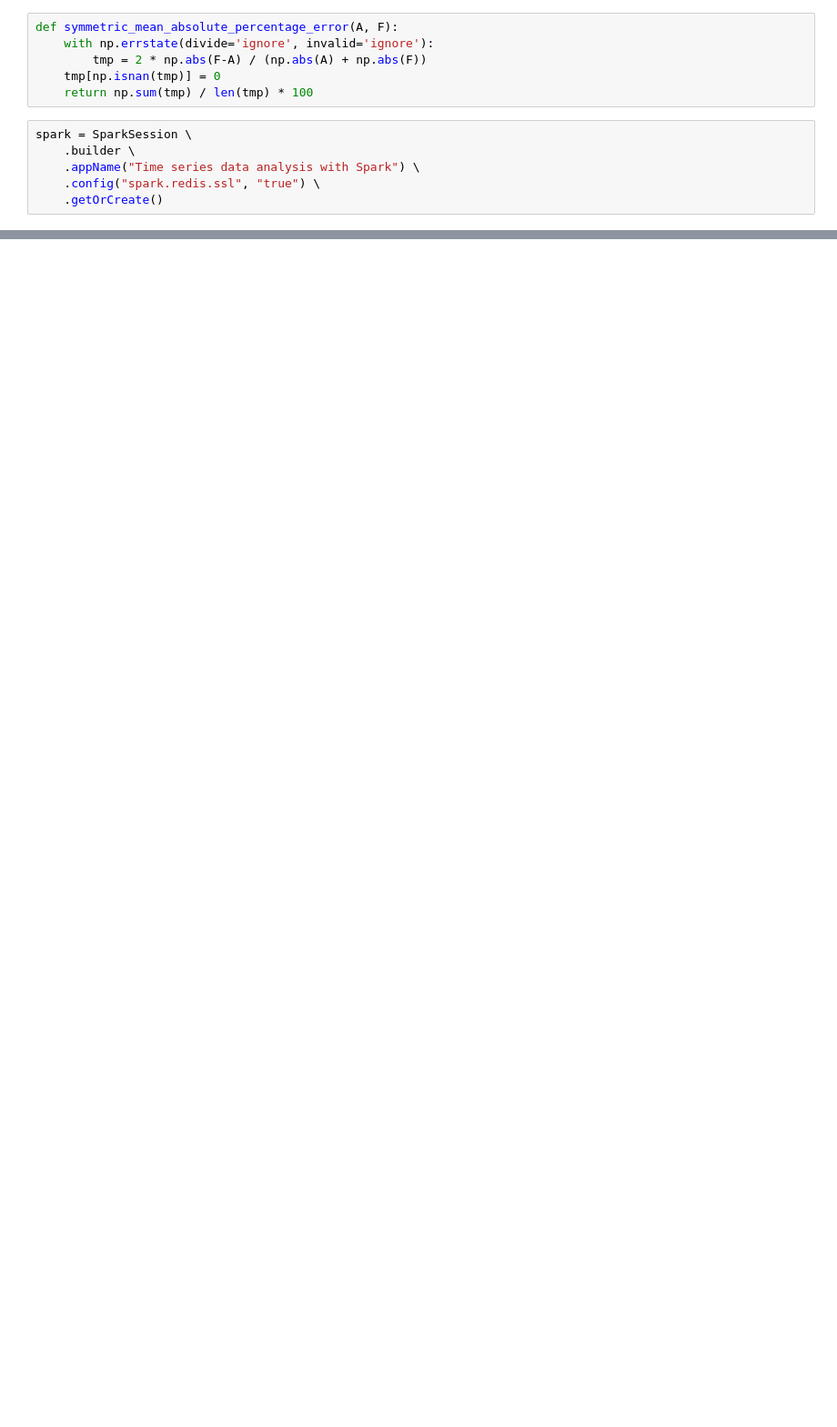
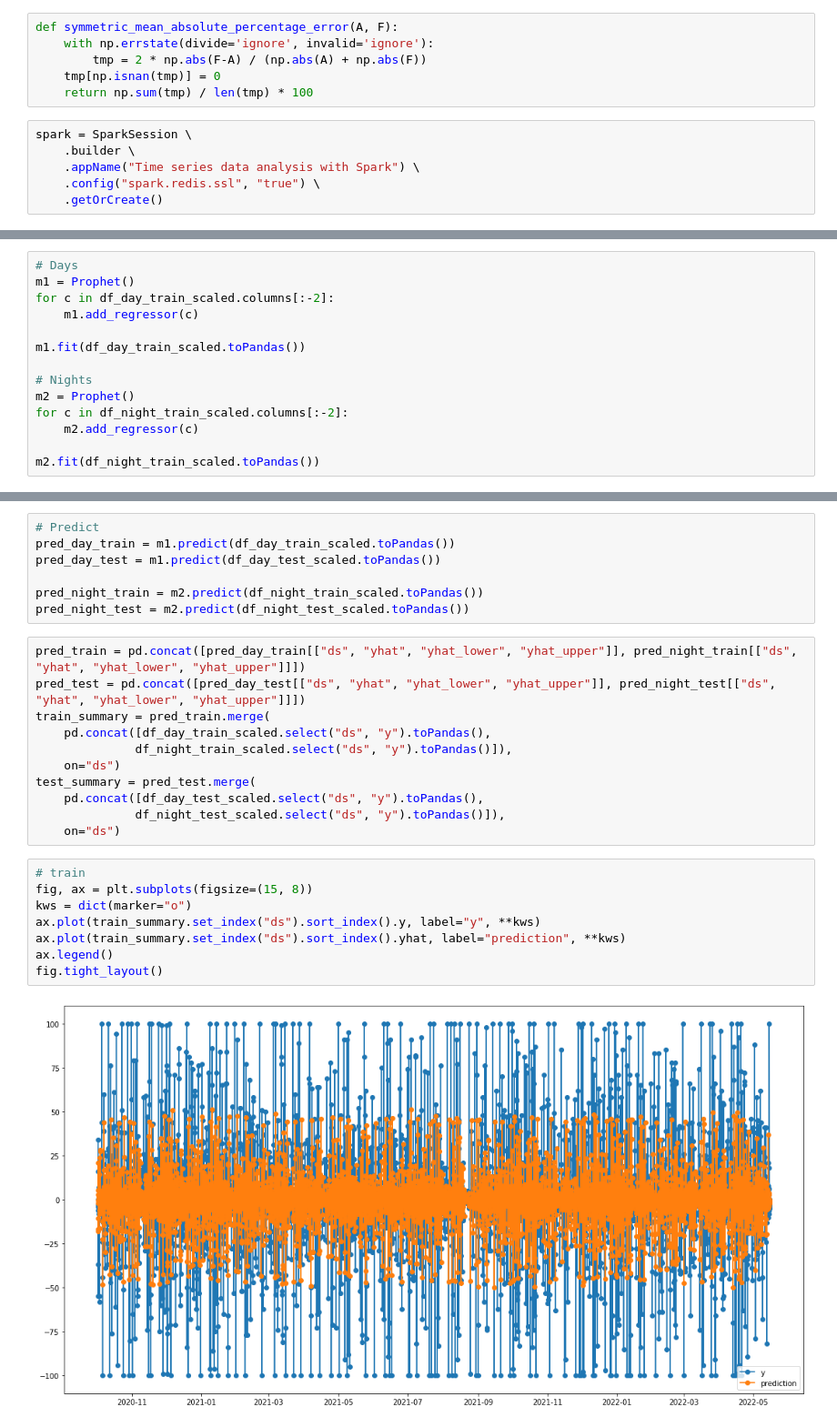
Before and after one commit to ejowik/2022Z-big-data-analytics, a Jupyter notebook: src/ml/prophet.ipynb, the cells around one changed output, grey strips where cells are left out. Shown: that part at 91% size. Cells and saved outputs as stored; diff of their text form; blank space fills up the shorter version.

Commit message:
full prophet code

```diff
--- a/src/ml/prophet.ipynb
+++ b/src/ml/prophet.ipynb
@@ -111,0 +251,14 @@ weather_df
+# %%
+# Days
+m1 = Prophet()
+for c in df_day_train_scaled.columns[:-2]:
+    m1.add_regressor(c)
+
+m1.fit(df_day_train_scaled.toPandas())
+
+# Nights
+m2 = Prophet()
+for c in df_night_train_scaled.columns[:-2]:
+    m2.add_regressor(c)
+
+m2.fit(df_night_train_scaled.toPandas())
@@ -111,0 +269,28 @@ weather_df
+# %%
+# Predict
+pred_day_train = m1.predict(df_day_train_scaled.toPandas())
+pred_day_test = m1.predict(df_day_test_scaled.toPandas())
+
+pred_night_train = m2.predict(df_night_train_scaled.toPandas())
+pred_night_test = m2.predict(df_night_test_scaled.toPandas())
+# %%
+pred_train = pd.concat([pred_day_train[["ds", "yhat", "yhat_lower", "yhat_upper"]], pred_night_train[["ds", "yhat", "yhat_lower", "yhat_upper"]]])
+pred_test = pd.concat([pred_day_test[["ds", "yhat", "yhat_lower", "yhat_upper"]], pred_night_test[["ds", "yhat", "yhat_lower", "yhat_upper"]]])
+train_summary = pred_train.merge(
+    pd.concat([df_day_train_scaled.select("ds", "y").toPandas(),
+              df_night_train_scaled.select("ds", "y").toPandas()]),
+    on="ds")
+test_summary = pred_test.merge(
+    pd.concat([df_day_test_scaled.select("ds", "y").toPandas(),
+              df_night_test_scaled.select("ds", "y").toPandas()]),
+    on="ds")
+# %%
+# train
+fig, ax = plt.subplots(figsize=(15, 8))
+kws = dict(marker="o")
+ax.plot(train_summary.set_index("ds").sort_index().y, label="y", **kws)
+ax.plot(train_summary.set_index("ds").sort_index().yhat, label="prediction", **kws)
+ax.legend()
+fig.tight_layout()
+# %% [output]
+[figure, added]
```
Also changed, not shown: parts of 19 cells of this notebook.
